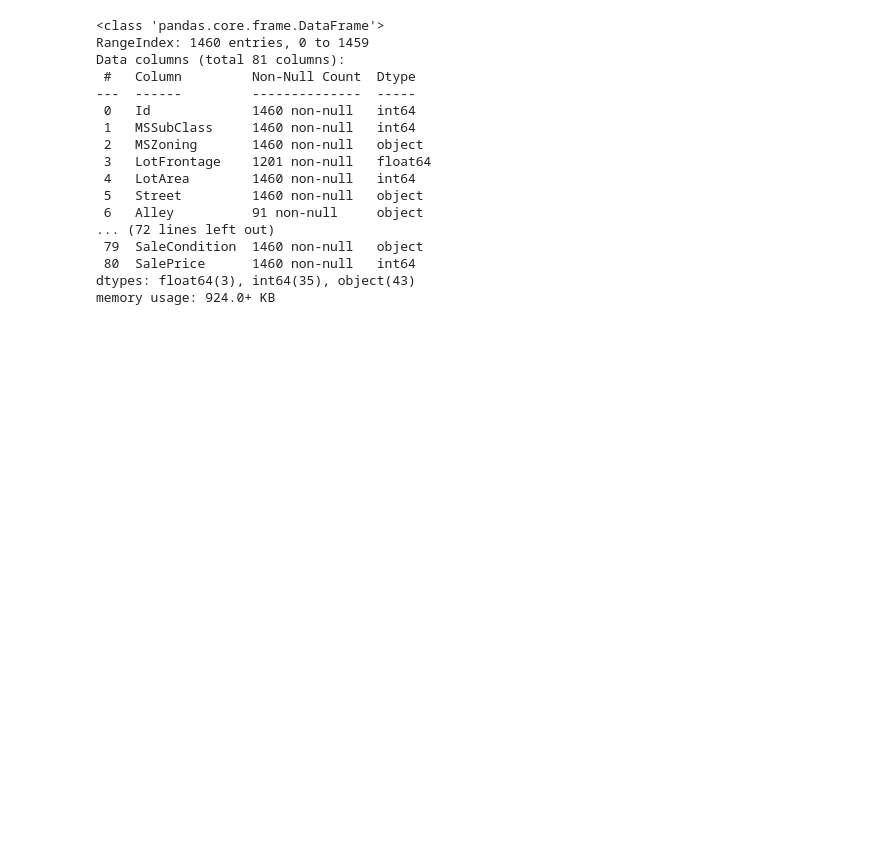
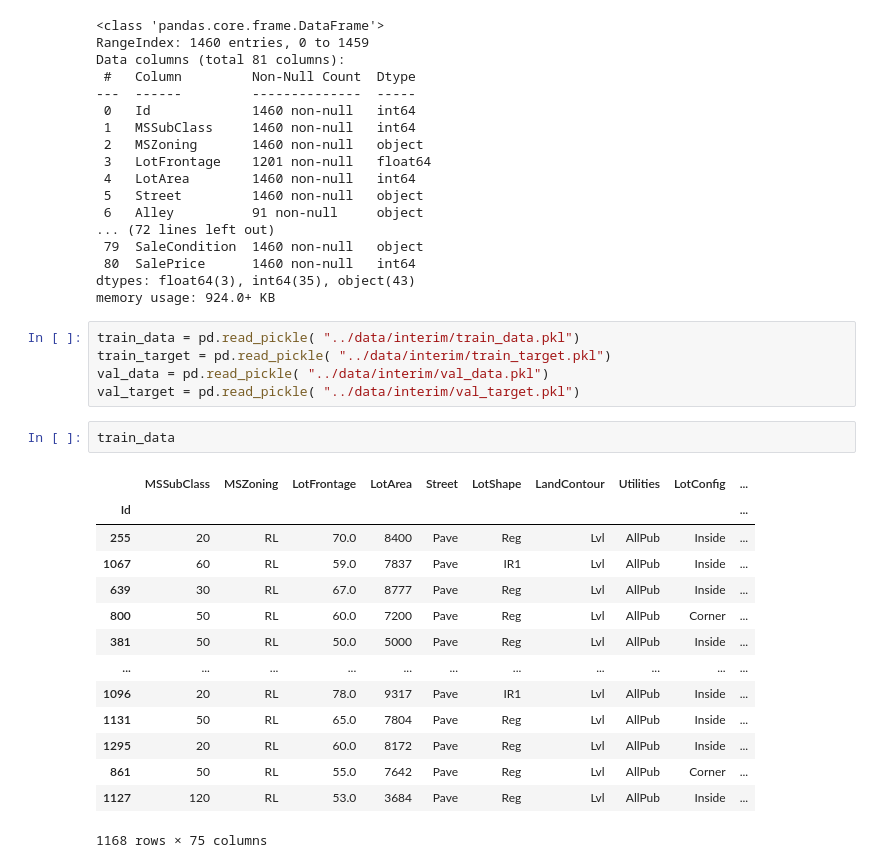
Before and after one commit to kasyanikita/DataAnalysisRegressionLab, a Jupyter notebook: notebooks/preprocces_draft.ipynb, the cells around one changed output. Cells and saved outputs as stored; diff of their text form; blank space fills up the shorter version.

```diff
--- a/notebooks/preprocces_draft.ipynb
+++ b/notebooks/preprocces_draft.ipynb
@@ -71,3 +37,25 @@ Data columns (total 81 columns):
  80  SalePrice      1460 non-null   int64
 dtypes: float64(3), int64(35), object(43)
 memory usage: 924.0+ KB
+# %%
+train_data = pd.read_pickle( "../data/interim/train_data.pkl")
+train_target = pd.read_pickle( "../data/interim/train_target.pkl")
+val_data = pd.read_pickle( "../data/interim/val_data.pkl")
+val_target = pd.read_pickle( "../data/interim/val_target.pkl")
+# %%
+train_data
+# %% [output]
+|  | MSSubClass | MSZoning | LotFrontage | LotArea | Street | LotShape | LandContour | Utilities | LotConfig | ... |
+| Id |  |  |  |  |  |  |  |  |  | ... |
+| 255 | 20 | RL | 70.0 | 8400 | Pave | Reg | Lvl | AllPub | Inside | ... |
+| 1067 | 60 | RL | 59.0 | 7837 | Pave | IR1 | Lvl | AllPub | Inside | ... |
+| 639 | 30 | RL | 67.0 | 8777 | Pave | Reg | Lvl | AllPub | Inside | ... |
+| 800 | 50 | RL | 60.0 | 7200 | Pave | Reg | Lvl | AllPub | Corner | ... |
+| 381 | 50 | RL | 50.0 | 5000 | Pave | Reg | Lvl | AllPub | Inside | ... |
+| ... | ... | ... | ... | ... | ... | ... | ... | ... | ... | ... |
+| 1096 | 20 | RL | 78.0 | 9317 | Pave | IR1 | Lvl | AllPub | Inside | ... |
+| 1131 | 50 | RL | 65.0 | 7804 | Pave | Reg | Lvl | AllPub | Inside | ... |
+| 1295 | 20 | RL | 60.0 | 8172 | Pave | Reg | Lvl | AllPub | Inside | ... |
+| 861 | 50 | RL | 55.0 | 7642 | Pave | Reg | Lvl | AllPub | Corner | ... |
+| 1127 | 120 | RL | 53.0 | 3684 | Pave | Reg | Lvl | AllPub | Inside | ... |
+1168 rows × 75 columns
```
Also changed, not shown: parts of 13 cells of this notebook, 2 other files.
